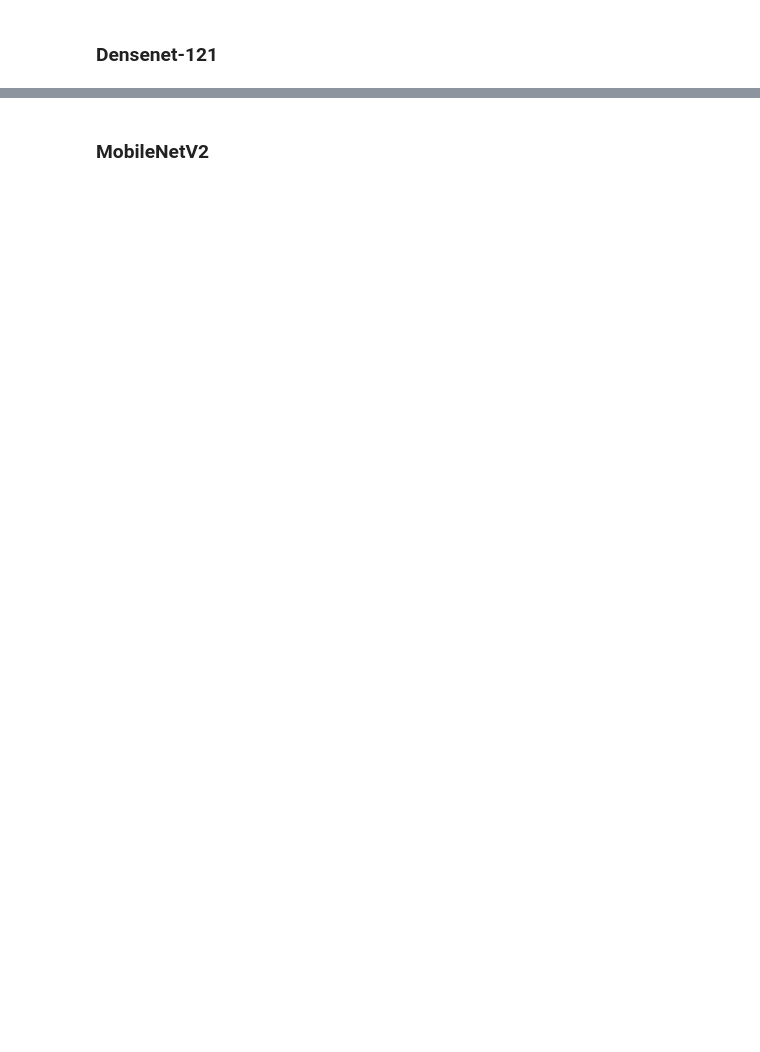
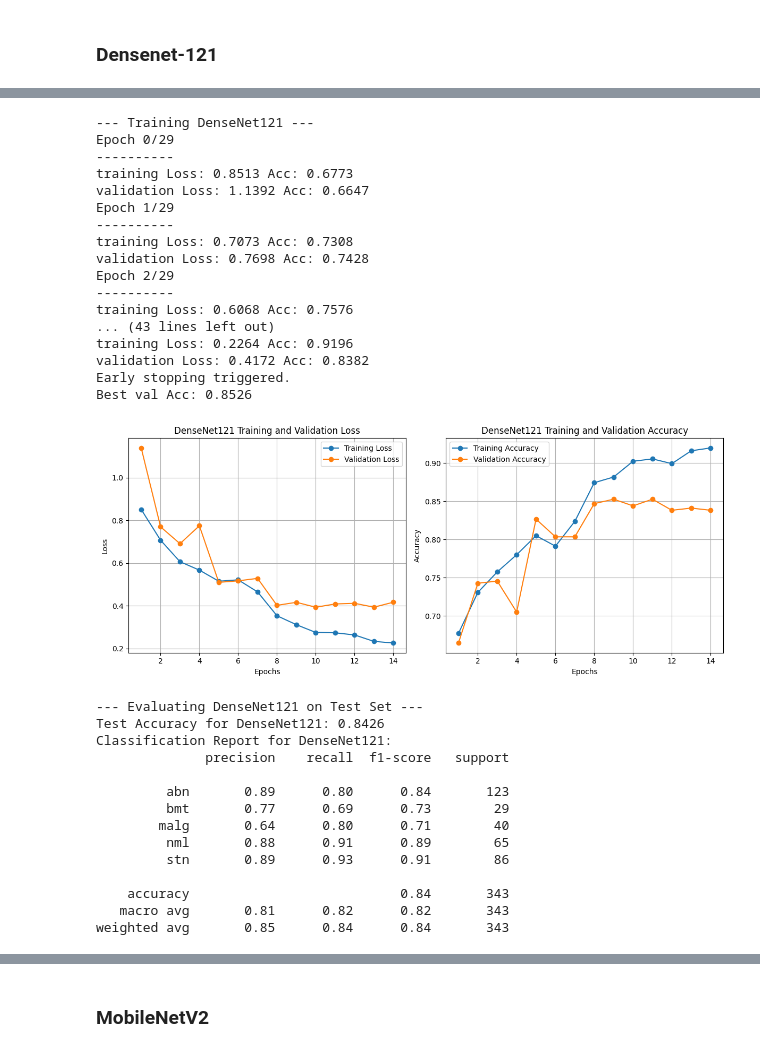
Before and after one commit to Slightsmile/Gallblader-Cancer-Detection-DL, a Jupyter notebook: Gallblader_Cancer.ipynb, the cells around one changed output, grey strips where cells are left out. Drawn from its saved outputs; the diff is of its cells as text; code cells hidden in the pictures; blank space fills up the shorter version.

```diff
--- a/Gallblader_Cancer.ipynb
+++ b/Gallblader_Cancer.ipynb
@@ -341,10 +473,2 @@ weighted avg       0.86      0.86      0.86       689
 # %% [markdown]
 ### Densenet-121
-# %%
-print("\n--- Training DenseNet121 ---")
-densenet_model = get_model("densenet121", num_classes=len(class_names))
-trained_densenet_model, _, _, _, val_acc_densenet = train_model(densenet_model, epochs=30, patience=5)
-evaluate_model(trained_densenet_model)
-plot_roc(trained_densenet_model)
-model_results["DenseNet121"] = np.max(val_acc_densenet)
-all_trained_models.append(trained_densenet_model)
@@ -372,0 +475,41 @@ weighted avg       0.85      0.85      0.85       689
+# %%
+densenet121_model = get_model("densenet121", num_classes=len(class_names))
+trained_densenet121_model, train_loss_d121, val_loss_d121, train_acc_d121, val_acc_d121 = train_model(densenet121_model, "DenseNet121", epochs=30, patience=5)
+plot_accuracy_loss(train_loss_d121, val_loss_d121, train_acc_d121, val_acc_d121, "DenseNet121")
+y_true_d121, y_pred_classes_d121, y_pred_scores_d121 = evaluate_model_on_test(trained_densenet121_model, "DenseNet121")
+plot_confusion_matrix(y_true_d121, y_pred_classes_d121, class_names, "DenseNet121")
+plot_roc_curve(label_binarize(y_true_d121, classes=list(range(NUM_CLASSES))), y_pred_scores_d121, NUM_CLASSES, class_names, "DenseNet121")
+all_trained_models.append(trained_densenet121_model)
+# %% [output]
+--- Training DenseNet121 ---
+Epoch 0/29
+----------
+training Loss: 0.8513 Acc: 0.6773
+validation Loss: 1.1392 Acc: 0.6647
+Epoch 1/29
+----------
+training Loss: 0.7073 Acc: 0.7308
+validation Loss: 0.7698 Acc: 0.7428
+Epoch 2/29
+----------
+training Loss: 0.6068 Acc: 0.7576
+... (43 lines left out)
+training Loss: 0.2264 Acc: 0.9196
+validation Loss: 0.4172 Acc: 0.8382
+Early stopping triggered.
+Best val Acc: 0.8526
+[figure, added]
+--- Evaluating DenseNet121 on Test Set ---
+Test Accuracy for DenseNet121: 0.8426
+Classification Report for DenseNet121:
+              precision    recall  f1-score   support
+
+         abn       0.89      0.80      0.84       123
+         bmt       0.77      0.69      0.73        29
+        malg       0.64      0.80      0.71        40
+         nml       0.88      0.91      0.89        65
+         stn       0.89      0.93      0.91        86
+
+    accuracy                           0.84       343
+   macro avg       0.81      0.82      0.82       343
+weighted avg       0.85      0.84      0.84       343
```
Also changed, not shown: parts of 59 cells of this notebook.
